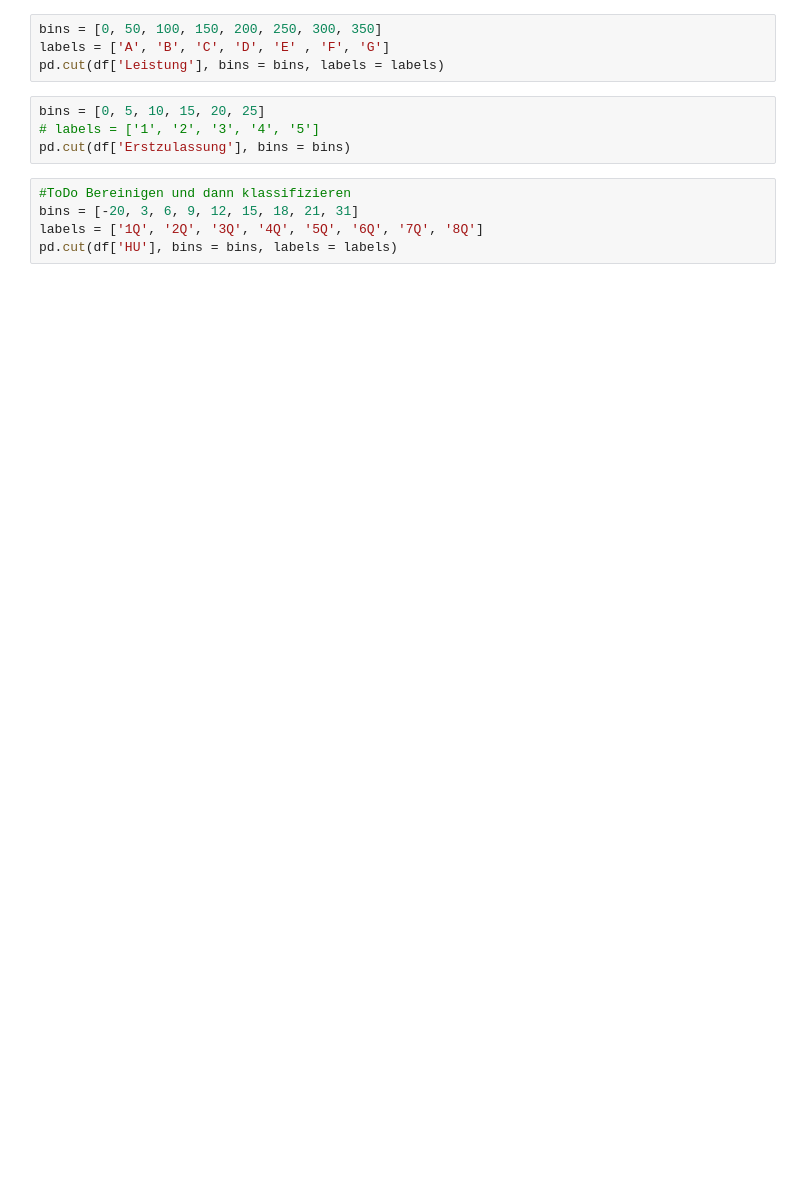
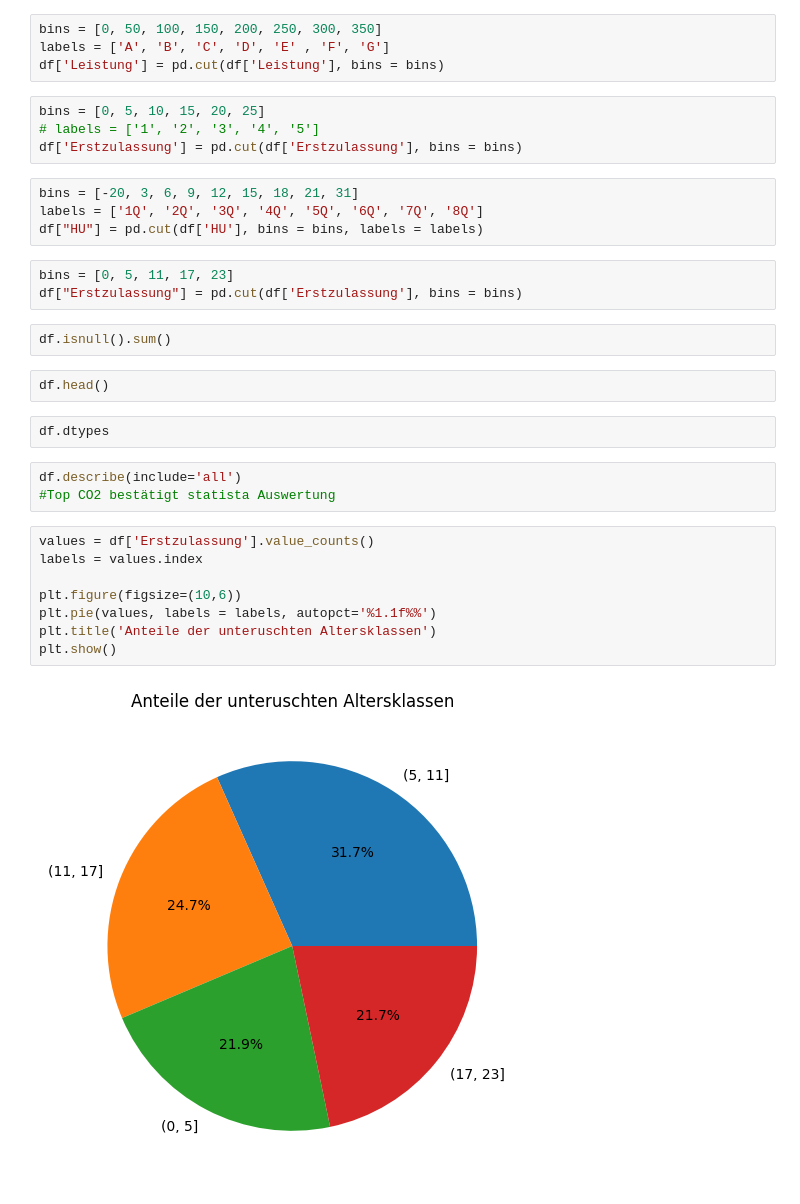
Before and after one commit to PawelCzudy/SFP_Notebook, a Jupyter notebook: Klassifizierung.ipynb, the cells around one changed output. Cells and saved outputs as stored; diff of their text form; blank space fills up the shorter version.

```diff
--- a/Klassifizierung.ipynb
+++ b/Klassifizierung.ipynb
@@ -23,13 +46,34 @@ pd.cut(df['Kilometerstand'], bins = bins, labels = labels)
 # %%
 bins = [0, 50, 100, 150, 200, 250, 300, 350]
 labels = ['A', 'B', 'C', 'D', 'E' , 'F', 'G']
-pd.cut(df['Leistung'], bins = bins, labels = labels)
+df['Leistung'] = pd.cut(df['Leistung'], bins = bins)
 # %%
 bins = [0, 5, 10, 15, 20, 25]
 # labels = ['1', '2', '3', '4', '5']
-pd.cut(df['Erstzulassung'], bins = bins)
+df['Erstzulassung'] = pd.cut(df['Erstzulassung'], bins = bins)
 # %%
-#ToDo Bereinigen und dann klassifizieren
 bins = [-20, 3, 6, 9, 12, 15, 18, 21, 31]
 labels = ['1Q', '2Q', '3Q', '4Q', '5Q', '6Q', '7Q', '8Q']
-pd.cut(df['HU'], bins = bins, labels = labels)
+df["HU"] = pd.cut(df['HU'], bins = bins, labels = labels)
+# %%
+bins = [0, 5, 11, 17, 23]
+df["Erstzulassung"] = pd.cut(df['Erstzulassung'], bins = bins)
+# %%
+df.isnull().sum()
+# %%
+df.head()
+# %%
+df.dtypes
+# %%
+df.describe(include='all')
+#Top CO2 bestätigt statista Auswertung
+# %%
+values = df['Erstzulassung'].value_counts()
+labels = values.index
+
+plt.figure(figsize=(10,6))
+plt.pie(values, labels = labels, autopct='%1.1f%%')
+plt.title('Anteile der unteruschten Altersklassen')
+plt.show()
+# %% [output]
+[figure, added]
```
Also changed, not shown: parts of 11 cells of this notebook, 2 other files.
